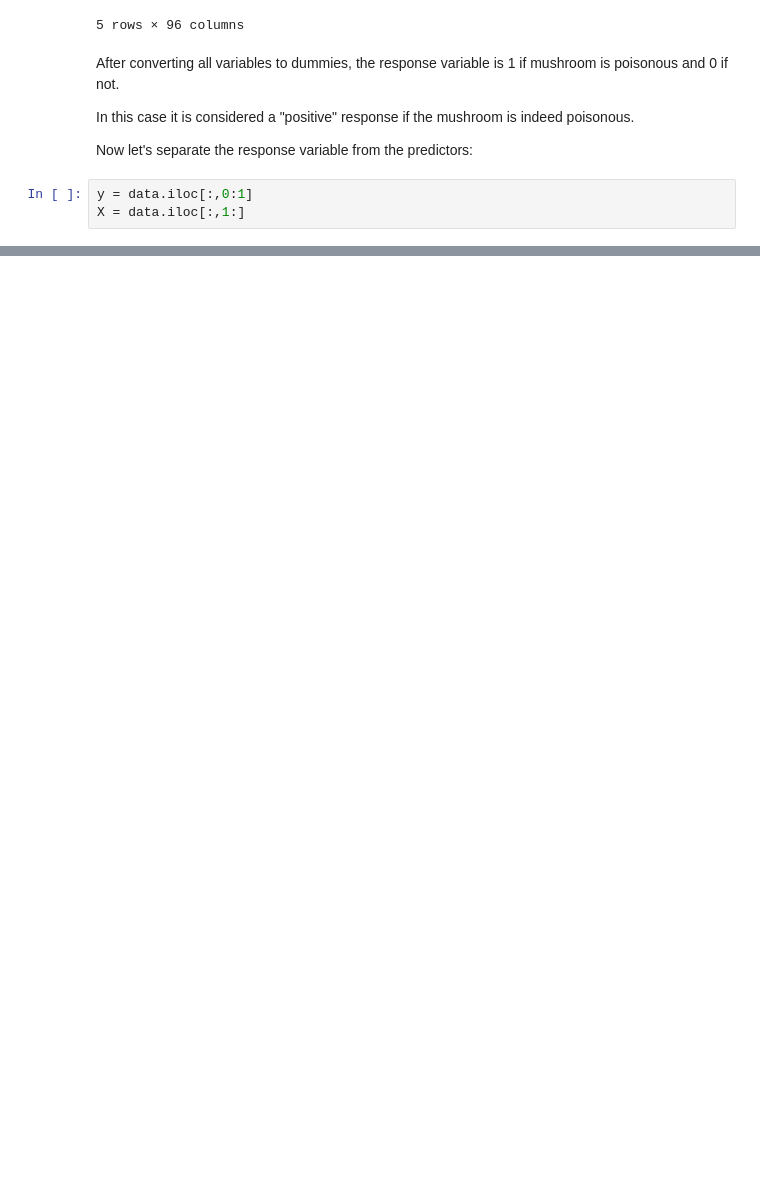
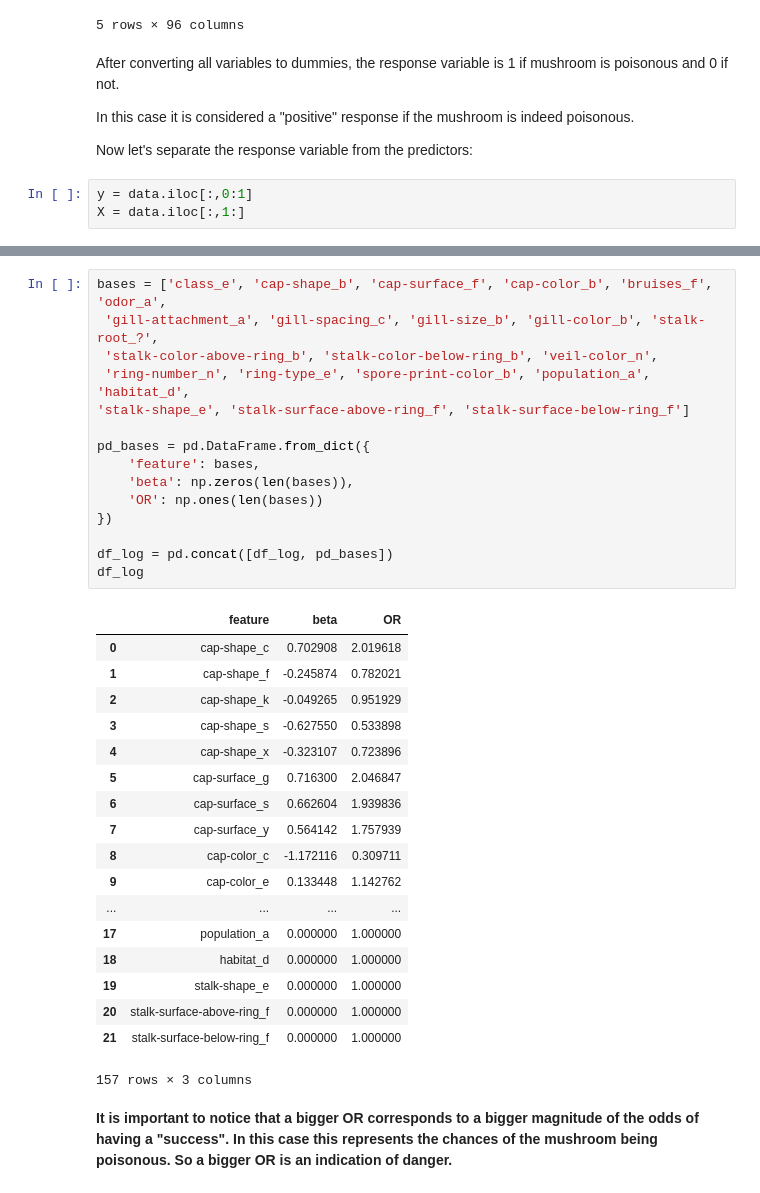
Before and after one commit to andres-zartab/mushroom_classification, a Jupyter notebook: src/mushroom_classification.ipynb, the cells around one changed output, grey strips where cells are left out. Drawn from its saved outputs; the diff is of its cells as text; blank space fills up the shorter version.

```diff
--- a/src/mushroom_classification.ipynb
+++ b/src/mushroom_classification.ipynb
@@ -376,0 +428,36 @@ df_log[df_log['x'].str.contains("gill-spacing")]
+# %%
+bases = ['class_e', 'cap-shape_b', 'cap-surface_f', 'cap-color_b', 'bruises_f', 'odor_a',
+ 'gill-attachment_a', 'gill-spacing_c', 'gill-size_b', 'gill-color_b', 'stalk-root_?',
+ 'stalk-color-above-ring_b', 'stalk-color-below-ring_b', 'veil-color_n',
+ 'ring-number_n', 'ring-type_e', 'spore-print-color_b', 'population_a', 'habitat_d',
+'stalk-shape_e', 'stalk-surface-above-ring_f', 'stalk-surface-below-ring_f']
+
+pd_bases = pd.DataFrame.from_dict({
+    'feature': bases,
+    'beta': np.zeros(len(bases)),
+    'OR': np.ones(len(bases))
+})
+
+df_log = pd.concat([df_log, pd_bases])
+df_log
+# %% [output]
+|  | feature | beta | OR |
+| 0 | cap-shape_c | 0.702908 | 2.019618 |
+| 1 | cap-shape_f | -0.245874 | 0.782021 |
+| 2 | cap-shape_k | -0.049265 | 0.951929 |
+| 3 | cap-shape_s | -0.627550 | 0.533898 |
+| 4 | cap-shape_x | -0.323107 | 0.723896 |
+| 5 | cap-surface_g | 0.716300 | 2.046847 |
+| 6 | cap-surface_s | 0.662604 | 1.939836 |
+| 7 | cap-surface_y | 0.564142 | 1.757939 |
+| 8 | cap-color_c | -1.172116 | 0.309711 |
+| 9 | cap-color_e | 0.133448 | 1.142762 |
+| ... | ... | ... | ... |
+| 17 | population_a | 0.000000 | 1.000000 |
+| 18 | habitat_d | 0.000000 | 1.000000 |
+| 19 | stalk-shape_e | 0.000000 | 1.000000 |
+| 20 | stalk-surface-above-ring_f | 0.000000 | 1.000000 |
+| 21 | stalk-surface-below-ring_f | 0.000000 | 1.000000 |
+157 rows × 3 columns
+# %% [markdown]
+**It is important to notice that a bigger OR corresponds to a bigger magnitude of the odds of having a "success". In this case this represents the chances of the mushroom being poisonous. So a bigger OR is an indication of danger.**
```
Also changed, not shown: parts of 38 cells of this notebook.
